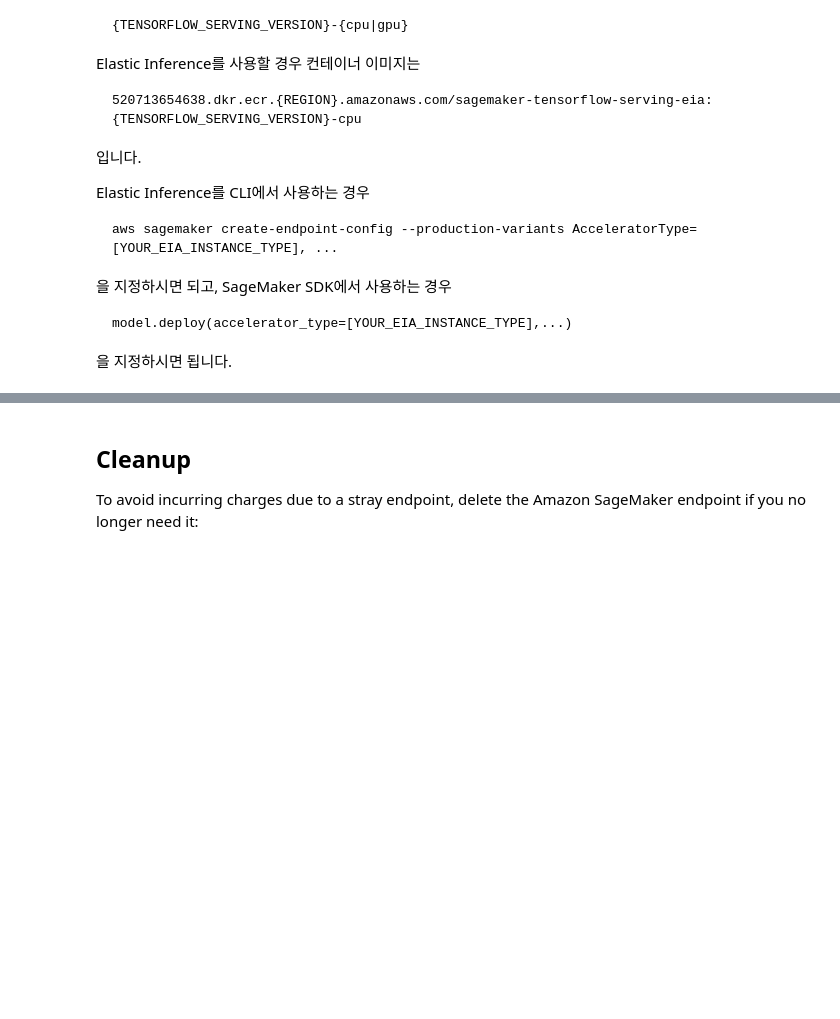
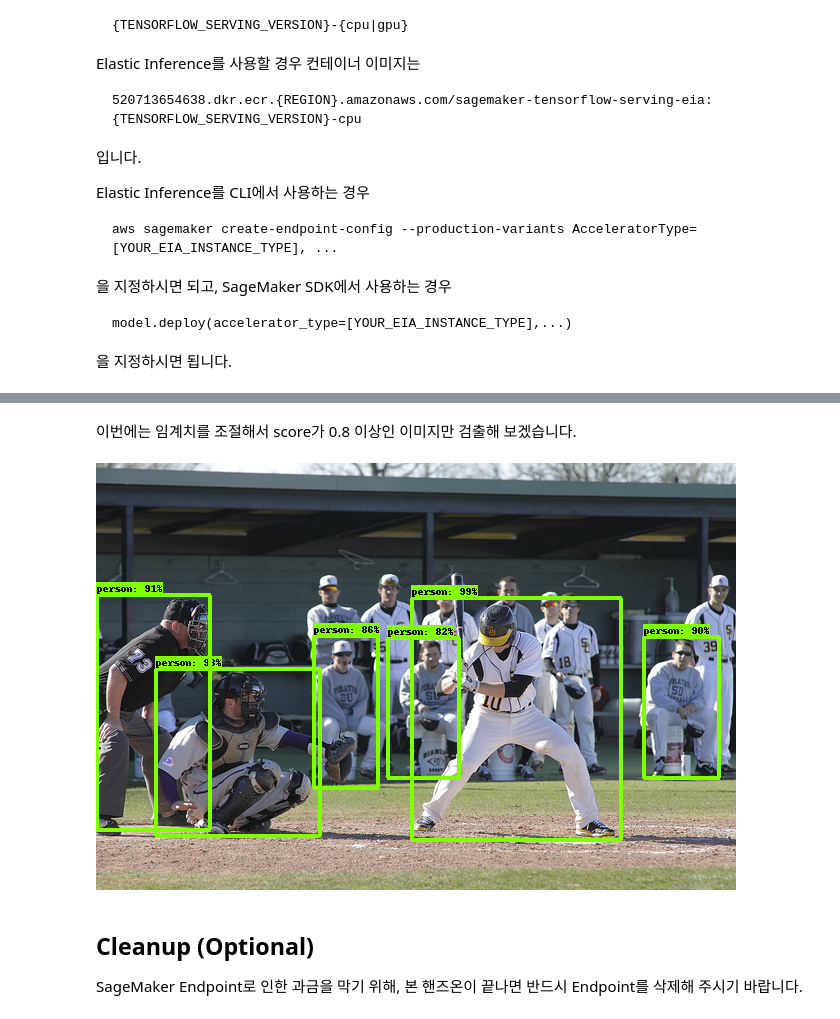
Before and after one commit to daekeun-ml/tfs-workshop, a Jupyter notebook: tensorflow-serving-endpoint.ipynb, the cells around one changed output, grey strips where cells are left out. Cells and saved outputs as stored; diff of their text form; code cells hidden in the pictures; blank space fills up the shorter version.

```diff
--- a/tensorflow-serving-endpoint.ipynb
+++ b/tensorflow-serving-endpoint.ipynb
@@ -367,4 +361,12 @@ pred = show_detection_result(img_filepath, endpoint_name)
 [figure]
-# %% [markdown]
-## Cleanup
-To avoid incurring charges due to a stray endpoint, delete the Amazon SageMaker endpoint if you no longer need it:
+# %% [markdown]
+이번에는 임계치를 조절해서 score가 0.8 이상인 이미지만 검출해 보겠습니다.
+# %%
+img_filepath = 'images/test/000000133969.jpg'
+#endpoint_name ='[YOUR-ENDPOINT]'
+pred = show_detection_result(img_filepath, endpoint_name, 0.8)
+# %% [output]
+[figure, added]
+# %% [markdown]
+## Cleanup (Optional)
+SageMaker Endpoint로 인한 과금을 막기 위해, 본 핸즈온이 끝나면 반드시 Endpoint를 삭제해 주시기 바랍니다.
```
Also changed, not shown: parts of 15 cells of this notebook, 6 other files.
